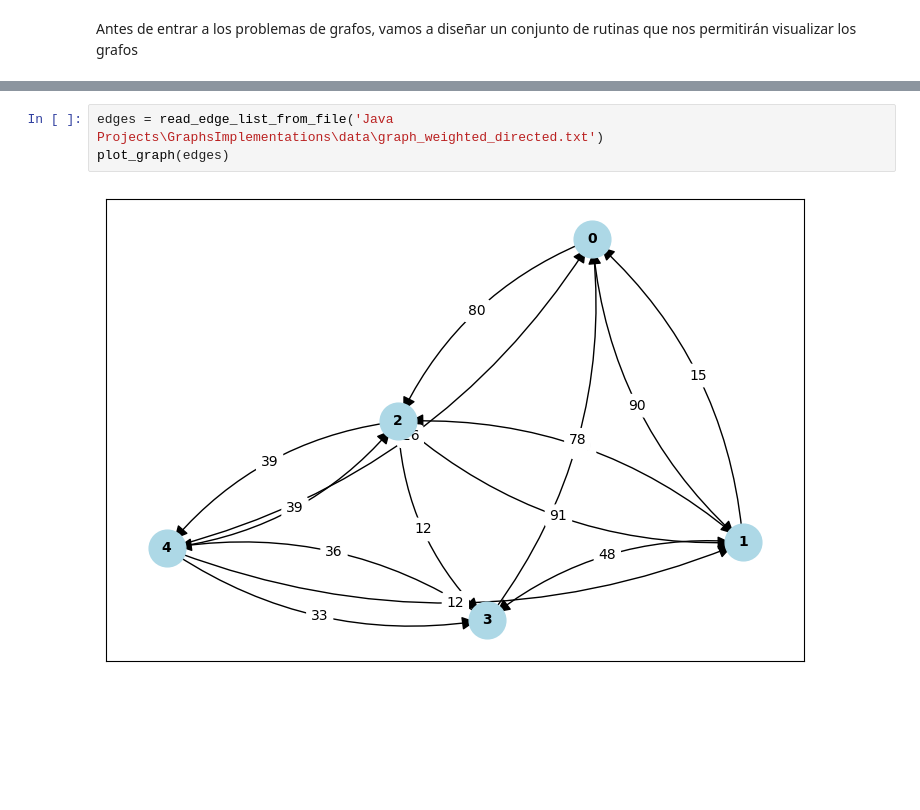
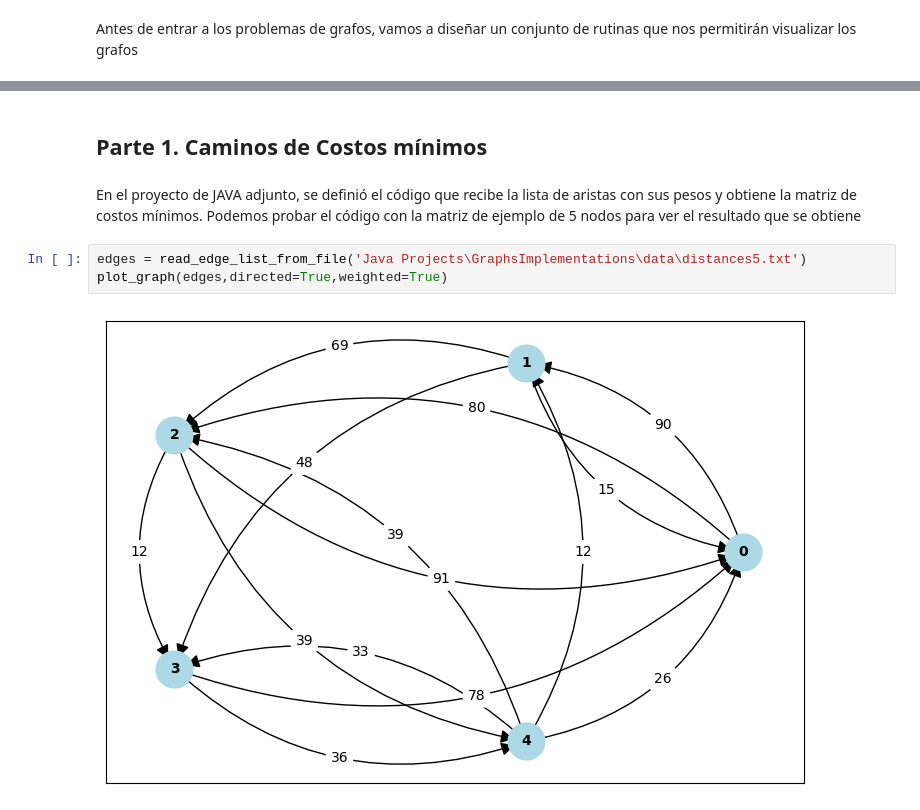
Before and after one commit to omardtl24/DALGO_ISIS1105, a Jupyter notebook: Tareas/Tarea04_Grafos.ipynb, the cells around one changed output, grey strips where cells are left out. Cells and saved outputs as stored; diff of their text form; blank space fills up the shorter version.

```diff
--- a/Tareas/Tarea04_Grafos.ipynb
+++ b/Tareas/Tarea04_Grafos.ipynb
@@ -133,9 +152,13 @@ def read_edge_list_from_file(filename):
                 edges.append((source, destination, cost))  # Add the edge to the list
 
     return edges  # Return the list of edges
+# %% [markdown]
+## Parte 1. Caminos de Costos mínimos
+# %% [markdown]
+En el proyecto de JAVA adjunto, se definió el código que recibe la lista de aristas con sus pesos y obtiene la matriz de costos mínimos. Podemos probar el código con la matriz de ejemplo de 5 nodos para ver el resultado que se obtiene
 # %%
-edges = read_edge_list_from_file('Java Projects\GraphsImplementations\data\graph_weighted_directed.txt')
-plot_graph(edges)
+edges = read_edge_list_from_file('Java Projects\GraphsImplementations\data\distances5.txt')
+plot_graph(edges,directed=True,weighted=True)
 # %% [output]
-[figure, old version]
+[figure, new version]
 # %%
```
Also changed, not shown: parts of 16 cells of this notebook, 24 other files.
